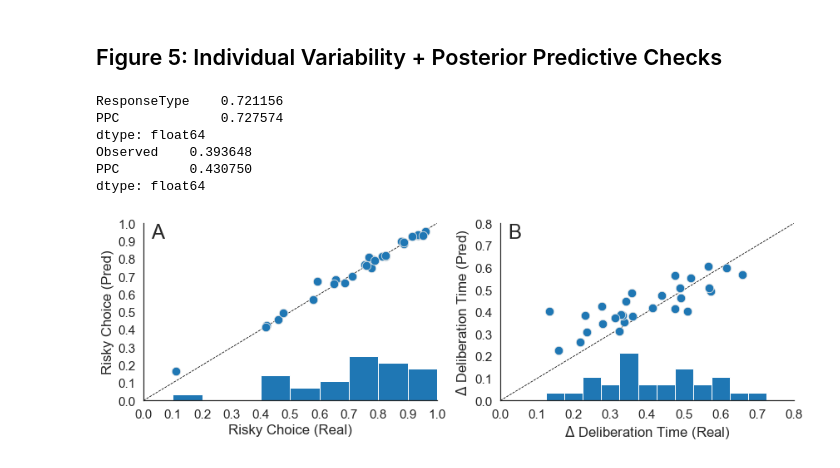
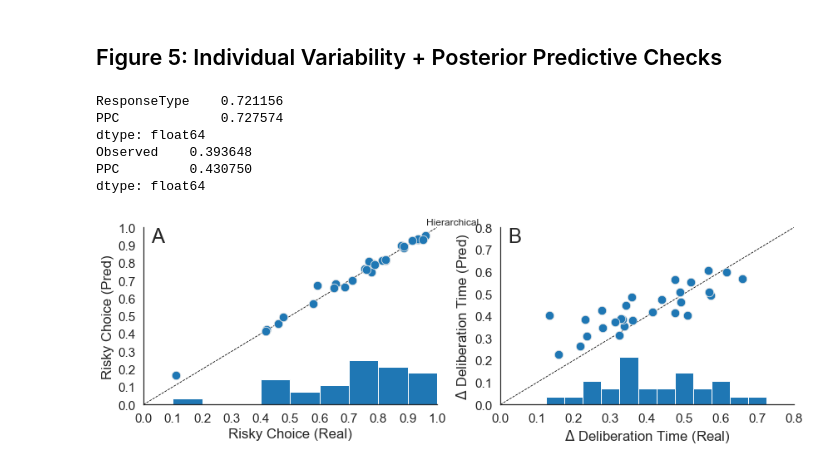
Before and after one commit to mghneurotherapeutics/DARPA-ARC, a Jupyter notebook: 05_Behavior-Figures.ipynb, the cells around one changed output. Cells and saved outputs as stored; diff of their text form; code cells hidden in the pictures.

```diff
--- a/05_Behavior-Figures.ipynb
+++ b/05_Behavior-Figures.ipynb
@@ -95,12 +99,12 @@ plt.savefig(os.path.join(mri_dir, 'plots', version, 'group.png'), dpi=300)
 # %% [markdown]
 ## Figure 5: Individual Variability + Posterior Predictive Checks
 # %%
-import os
-import numpy as np
-import os.path as op
-import matplotlib.pyplot as plt
+from my_settings import (os, op, np, read_csv, version, fs_dir,
+                         root_dir, mri_dir, concat_sess_dir,
+                         task,  subjects, stan_models, plt,
+                         thresholds, nib, sm, spaces,
+                         n_subj, modality)
 import seaborn as sns
-from pandas import read_csv
 from stantools import load_fit
 from stantools.stats import inv_logit, gamma_pdf
 sns.set_style('white')
@@ -112,124 +116,123 @@ np.random.seed(47404)
 ### Load data.
 #~~~~~~~~~~~~~~~~~~~~~~~~~~~~~~~~~~~~~~~~~~~~~~~~~#
 
-## Load behavior.
-version = 'Version20190405'
-mri_dir = '/autofs/space/lilli_002/users/JNeurosci_ARC/'
-
-f = os.path.join(mri_dir, 'stan_results', 'arc_mri_%s.csv' % version)
+f = op.join(root_dir, 'stan_results/arc_%s_%s.csv' % (modality, version))
 data = read_csv(f)
 data = data[data.ResponseType.notnull()].reset_index(drop=True)
 
+model_name = 'hierarchical'
+#
 ## Load model samples.
-f = os.path.join(mri_dir, 'stan_results','arc_hierarchical_%s.pickle' % version)
+f = os.path.join(root_dir, 'stan_results','%s_%s_%s.pickle' % (version, task, model_name))
 samples = load_fit(f)
-
+#
 #~~~~~~~~~~~~~~~~~~~~~~~~~~~~~~~~~~~~~~~~~~~~~~~~~#
 ### Prepare and visualize choice data.
 #~~~~~~~~~~~~~~~~~~~~~~~~~~~~~~~~~~~~~~~~~~~~~~~~~#
-
+#
 ## Extract choice regression information.
 X = samples['zX']
 beta = samples['beta']
 indices = samples['ix'] - 1
-
+#
 ## Compute predicted choices.
 ppc = []
 for i in np.unique(indices):
-
+    #
     ## Limit to subject.
     x = X[indices==i]
-
+    #
     ## Compute likelihood of risky take.
     theta = inv_logit(x @ beta[:,i].T)
-
+    #
     ## Simulate and average.
     y_pred = np.random.binomial(1, theta)
     ppc.append( y_pred.mean() )
-
+#
 ## Compute average predicted choice.
 gb = data.groupby('Subject').ResponseType.mean().reset_index()
 gb['PPC'] = ppc
-
+#
 ## Initialize canvas.
 fig = plt.figure(figsize=(12,4))
+fig.suptitle(model_name.replace('_',' ').title())
 ax = plt.subplot2grid((1,2),(0,0))
-
+#
 ## Scatterplot.
 ax.scatter(gb.ResponseType, gb.PPC, s=110, color='#1f77b4', edgecolor='0.9', lw=0.8)
 ax.plot(np.linspace(0,1),np.linspace(0,1),color='k',lw=0.8,linestyle='--',zorder=0)
 print(gb.mean())
-
+#
 ## Histogram.
 bins = np.linspace(0,1,11)
 counts, _ = np.histogram(gb.ResponseType, bins=bins)
 counts = counts / counts.sum()
 ax.bar(np.arange(0.05,1,0.1), counts, 0.1)
-
+#
 ## Clean up.
 ax.set(xlim=(0.0,1.0), xticks=np.linspace(0,1,11), xlabel='Risky Choice (Real)',
        ylim=(0.0,1.0), yticks=np.linspace(0,1,11), ylabel='Risky Choice (Pred)')
 ax.annotate('A', (0,0), (0.025, 1), 'axes fraction', fontsize=24, ha='left', va='top')
-
+#
 #~~~~~~~~~~~~~~~~~~~~~~~~~~~~~~~~~~~~~~~~~~~~~~~~~#
 ### Prepare and visualize reaction time data.
 #~~~~~~~~~~~~~~~~~~~~~~~~~~~~~~~~~~~~~~~~~~~~~~~~~#
-
+#
 ## Extract reaction time regression information.
 a0 = samples['a0']
 a1 = samples['a1']
 shape = samples['shape']
-
+#
 ## Compute predicted reaction times.
 ppc = []
 for i in np.unique(indices):
-
+    #
     ## Compute gamma parameters.
     mu_neutral = np.median(a0[:,i] + a1[:,i] * 0.00)
     mu_conflict = np.median(a0[:,i] + a1[:,i] * 0.25) # estimated max conflict
     mu_shape = np.median(shape[:,i])
-
+    #
     ## Sample.
     x = np.arange(0, 3.5, 0.001)
     rt_neutral = x[gamma_pdf(x, mu_shape, mu_shape / mu_neutral).argmax()]
     rt_conflict = x[gamma_pdf(x, mu_shape, mu_shape / mu_conflict).argmax()]
     ppc.append( rt_conflict - rt_neutral )
-
+#
 ## Store DDB information.
 data['ddb'] = np.median(samples['ddb'], axis=0)
 rt_neutral = data.groupby('Subject').apply(lambda x: x.ResponseTime[x.ddb < x.ddb.quantile(0.2)].mean())
 rt_conflict = data.groupby('Subject').apply(lambda x: x.ResponseTime[x.ddb > x.ddb.quantile(0.8)].mean())
 delta = (rt_conflict - rt_neutral).reset_index()
 delta.columns = ['Subject','Observed']
 delta['PPC'] = ppc
-
+#
 ## Initialize canvas.
 ax = plt.subplot2grid((1,2),(0,1))
-
+#
 ## Scatterplot.
 ax.scatter(delta.Observed, delta.PPC, s=110, color='#1f77b4', edgecolor='0.9', lw=0.8)
 ax.plot(np.linspace(0,1),np.linspace(0,1),color='k',lw=0.8,linestyle='--',zorder=0)
 print(delta.mean())
-
+#
 ## Histogram.
 bins = np.arange(0.0,0.85,0.05)
 counts, _ = np.histogram(delta.Observed, bins=bins)
 counts = counts / counts.sum()
 ax.bar(np.arange(0.05, 0.85, 0.05), counts, 0.05)
-
+#
 ## Clean up.
 ax.set(xlim=(0.0,0.8), xticks=np.linspace(0,1,11), xlabel=r'$\Delta$ Deliberation Time (Real)',
        ylim=(0.0,0.8), yticks=np.linspace(0,1,11), ylabel=r'$\Delta$ Deliberation Time (Pred)',)
 ax.annotate('B', (0,0), (0.025, 1), 'axes fraction', fontsize=24, ha='left', va='top')
-
+#
 sns.despine()
 plt.tight_layout()
-plt.savefig(op.join(mri_dir, 'plots', version, 'behavior.png'), dpi=300)
+plt.savefig(op.join(root_dir, 'plots', version, '%s_%s_behavior.png' % (task, model_name)), dpi=300)
 # %% [output]
 ResponseType    0.721156
 PPC             0.727574
 dtype: float64
 Observed    0.393648
 PPC         0.430750
 dtype: float64
-[figure, old version]
+[figure, new version]
```
Also changed, not shown: parts of 1 cell of this notebook, 33 other files.
